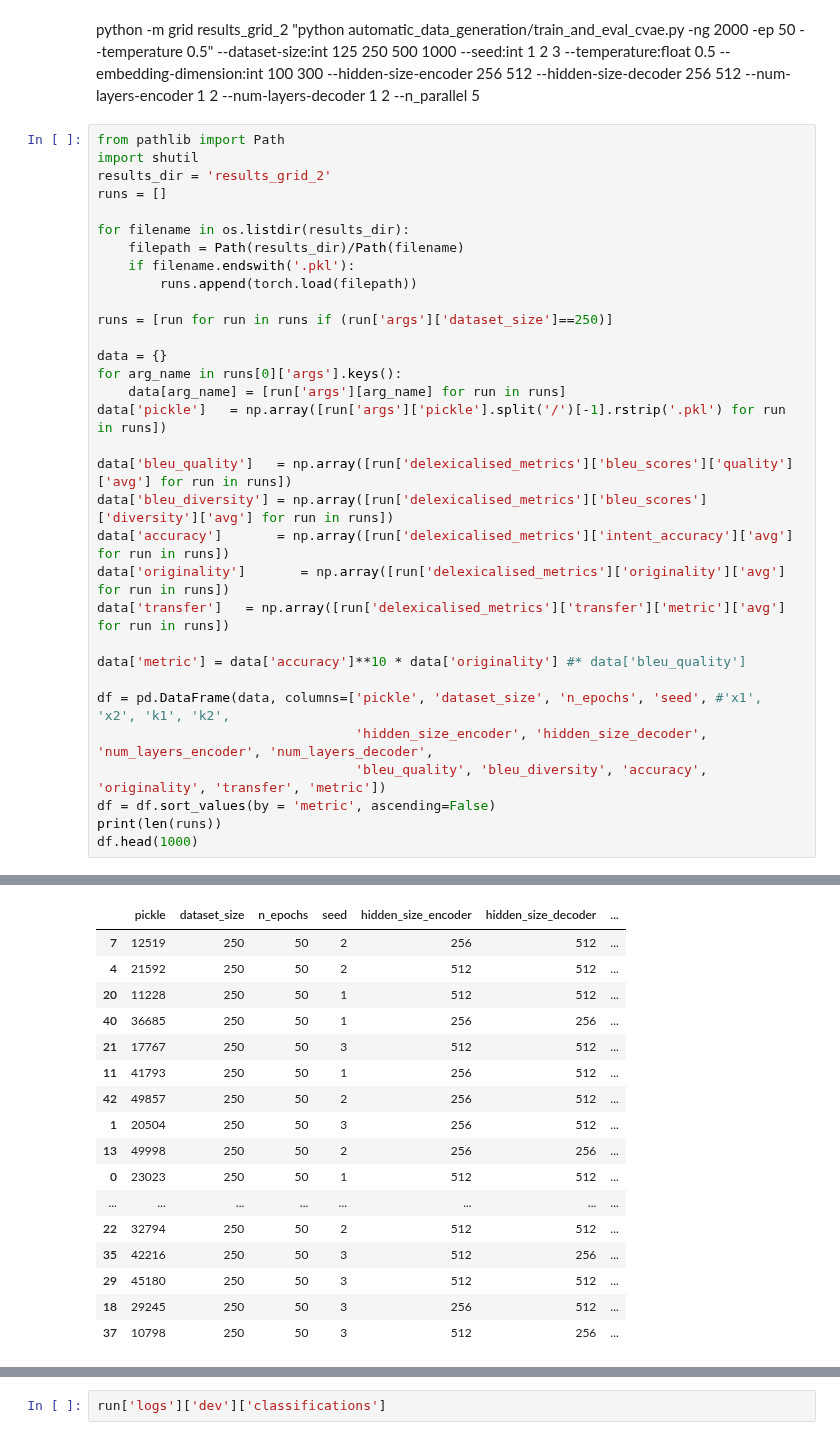
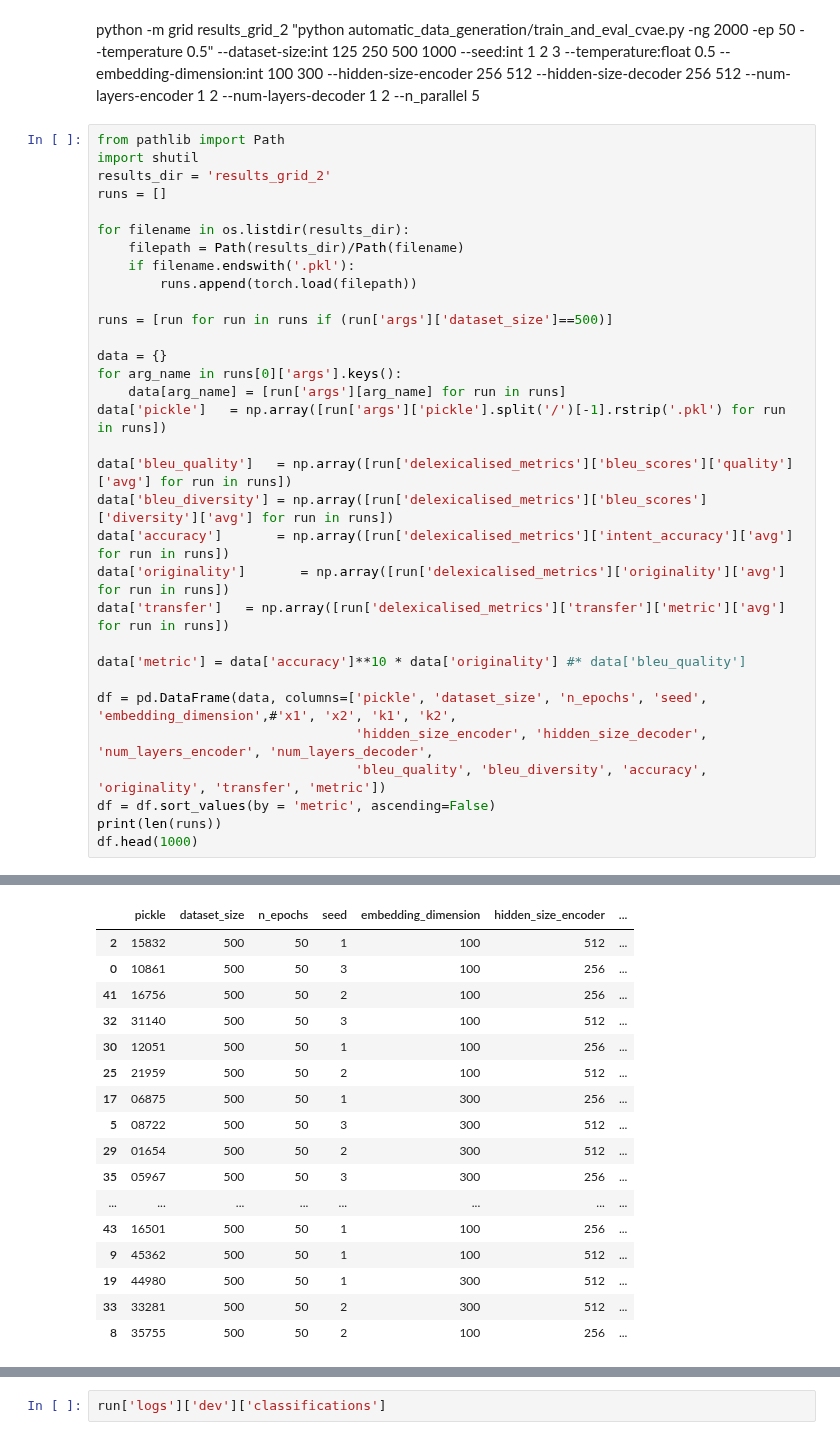
Before and after one commit to sonos/automatic-data-generation, a Jupyter notebook: automatic_data_generation/grid-search.ipynb, the cells around one changed output, grey strips where cells are left out. Saved outputs shown, nothing was run; the diff lists cells and outputs as text.

```diff
--- a/automatic_data_generation/grid-search.ipynb
+++ b/automatic_data_generation/grid-search.ipynb
@@ -86,49 +87,49 @@ from pathlib import Path
 import shutil
 results_dir = 'results_grid_2'
 runs = []
 
 for filename in os.listdir(results_dir):
     filepath = Path(results_dir)/Path(filename)
     if filename.endswith('.pkl'):
         runs.append(torch.load(filepath))
 
-runs = [run for run in runs if (run['args']['dataset_size']==250)]
+runs = [run for run in runs if (run['args']['dataset_size']==500)]
 
 data = {}
 for arg_name in runs[0]['args'].keys():
     data[arg_name] = [run['args'][arg_name] for run in runs]
 data['pickle']   = np.array([run['args']['pickle'].split('/')[-1].rstrip('.pkl') for run in runs])
 
 data['bleu_quality']   = np.array([run['delexicalised_metrics']['bleu_scores']['quality']['avg'] for run in runs])
 data['bleu_diversity'] = np.array([run['delexicalised_metrics']['bleu_scores']['diversity']['avg'] for run in runs])
 data['accuracy']       = np.array([run['delexicalised_metrics']['intent_accuracy']['avg'] for run in runs])
 data['originality']       = np.array([run['delexicalised_metrics']['originality']['avg'] for run in runs])
 data['transfer']   = np.array([run['delexicalised_metrics']['transfer']['metric']['avg'] for run in runs])
 
 data['metric'] = data['accuracy']**10 * data['originality'] #* data['bleu_quality']
 
-df = pd.DataFrame(data, columns=['pickle', 'dataset_size', 'n_epochs', 'seed', #'x1', 'x2', 'k1', 'k2',
+df = pd.DataFrame(data, columns=['pickle', 'dataset_size', 'n_epochs', 'seed', 'embedding_dimension',#'x1', 'x2', 'k1', 'k2',
                                  'hidden_size_encoder', 'hidden_size_decoder', 'num_layers_encoder', 'num_layers_decoder',
                                  'bleu_quality', 'bleu_diversity', 'accuracy', 'originality', 'transfer', 'metric'])
 df = df.sort_values(by = 'metric', ascending=False)
 print(len(runs))
 df.head(1000)
 # %% [output]
 48
-|  | pickle | dataset_size | n_epochs | seed | hidden_size_encoder | hidden_size_decoder | ... |
-| 7 | 12519 | 250 | 50 | 2 | 256 | 512 | ... |
-| 4 | 21592 | 250 | 50 | 2 | 512 | 512 | ... |
-| 20 | 11228 | 250 | 50 | 1 | 512 | 512 | ... |
-| 40 | 36685 | 250 | 50 | 1 | 256 | 256 | ... |
-| 21 | 17767 | 250 | 50 | 3 | 512 | 512 | ... |
-| 11 | 41793 | 250 | 50 | 1 | 256 | 512 | ... |
-| 42 | 49857 | 250 | 50 | 2 | 256 | 512 | ... |
-| 1 | 20504 | 250 | 50 | 3 | 256 | 512 | ... |
-| 13 | 49998 | 250 | 50 | 2 | 256 | 256 | ... |
-| 0 | 23023 | 250 | 50 | 1 | 512 | 512 | ... |
+|  | pickle | dataset_size | n_epochs | seed | embedding_dimension | hidden_size_encoder | ... |
+| 2 | 15832 | 500 | 50 | 1 | 100 | 512 | ... |
+| 0 | 10861 | 500 | 50 | 3 | 100 | 256 | ... |
+| 41 | 16756 | 500 | 50 | 2 | 100 | 256 | ... |
+| 32 | 31140 | 500 | 50 | 3 | 100 | 512 | ... |
+| 30 | 12051 | 500 | 50 | 1 | 100 | 256 | ... |
+| 25 | 21959 | 500 | 50 | 2 | 100 | 512 | ... |
+| 17 | 06875 | 500 | 50 | 1 | 300 | 256 | ... |
+| 5 | 08722 | 500 | 50 | 3 | 300 | 512 | ... |
+| 29 | 01654 | 500 | 50 | 2 | 300 | 512 | ... |
+| 35 | 05967 | 500 | 50 | 3 | 300 | 256 | ... |
 | ... | ... | ... | ... | ... | ... | ... | ... |
-| 22 | 32794 | 250 | 50 | 2 | 512 | 512 | ... |
-| 35 | 42216 | 250 | 50 | 3 | 512 | 256 | ... |
-| 29 | 45180 | 250 | 50 | 3 | 512 | 512 | ... |
-| 18 | 29245 | 250 | 50 | 3 | 256 | 512 | ... |
-| 37 | 10798 | 250 | 50 | 3 | 512 | 256 | ... |
+| 43 | 16501 | 500 | 50 | 1 | 100 | 256 | ... |
+| 9 | 45362 | 500 | 50 | 1 | 100 | 512 | ... |
+| 19 | 44980 | 500 | 50 | 1 | 300 | 512 | ... |
+| 33 | 33281 | 500 | 50 | 2 | 300 | 512 | ... |
+| 8 | 35755 | 500 | 50 | 2 | 100 | 256 | ... |
```
Also changed, not shown: parts of 5 cells of this notebook, 5 other files.
